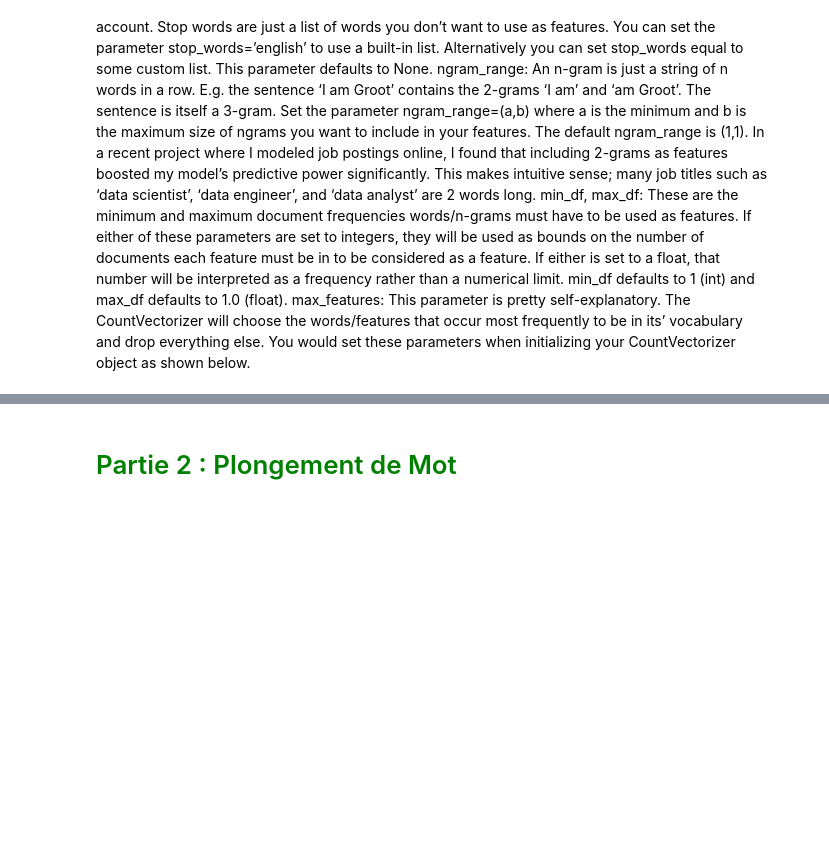
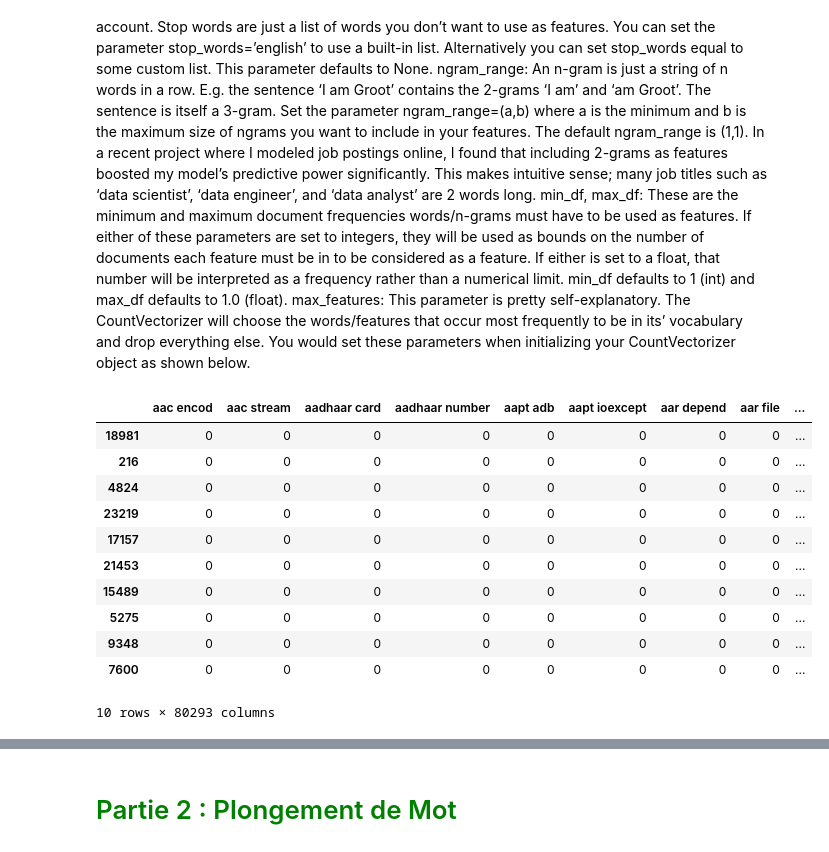
Before and after one commit to hurvoya/05---categorisation-question, a Jupyter notebook: second one.ipynb, the cells around one changed output, grey strips where cells are left out. Saved outputs shown, nothing was run; the diff lists cells and outputs as text; code cells hidden in the pictures; blank space fills up the shorter version.

```diff
--- a/second one.ipynb
+++ b/second one.ipynb
@@ -124,3 +109,27 @@ In a recent project where I modeled job postings online, I found that including
 min_df, max_df: These are the minimum and maximum document frequencies words/n-grams must have to be used as features. If either of these parameters are set to integers, they will be used as bounds on the number of documents each feature must be in to be considered as a feature. If either is set to a float, that number will be interpreted as a frequency rather than a numerical limit. min_df defaults to 1 (int) and max_df defaults to 1.0 (float).
 max_features: This parameter is pretty self-explanatory. The CountVectorizer will choose the words/features that occur most frequently to be in its’ vocabulary and drop everything else.
 You would set these parameters when initializing your CountVectorizer object as shown below.
+# %%
+#Initialize
+CountVec = CountVectorizer(ngram_range=(2,2)) # to use bigrams ngram_range=(2,2)
+
+#transform
+Count_data = CountVec.fit_transform(df["clean_title"])
+
+#create dataframe
+X_bigram=pd.DataFrame(Count_data.toarray(),columns=CountVec.get_feature_names_out())
+# %%
+X_bigram.sample(10)
+# %% [output]
+|  | aac encod | aac stream | aadhaar card | aadhaar number | aapt adb | aapt ioexcept | aar depend | aar file | ... |
+| 18981 | 0 | 0 | 0 | 0 | 0 | 0 | 0 | 0 | ... |
+| 216 | 0 | 0 | 0 | 0 | 0 | 0 | 0 | 0 | ... |
+| 4824 | 0 | 0 | 0 | 0 | 0 | 0 | 0 | 0 | ... |
+| 23219 | 0 | 0 | 0 | 0 | 0 | 0 | 0 | 0 | ... |
+| 17157 | 0 | 0 | 0 | 0 | 0 | 0 | 0 | 0 | ... |
+| 21453 | 0 | 0 | 0 | 0 | 0 | 0 | 0 | 0 | ... |
+| 15489 | 0 | 0 | 0 | 0 | 0 | 0 | 0 | 0 | ... |
+| 5275 | 0 | 0 | 0 | 0 | 0 | 0 | 0 | 0 | ... |
+| 9348 | 0 | 0 | 0 | 0 | 0 | 0 | 0 | 0 | ... |
+| 7600 | 0 | 0 | 0 | 0 | 0 | 0 | 0 | 0 | ... |
+10 rows × 80293 columns
```
Also changed, not shown: parts of 45 cells of this notebook, 1 other file.
